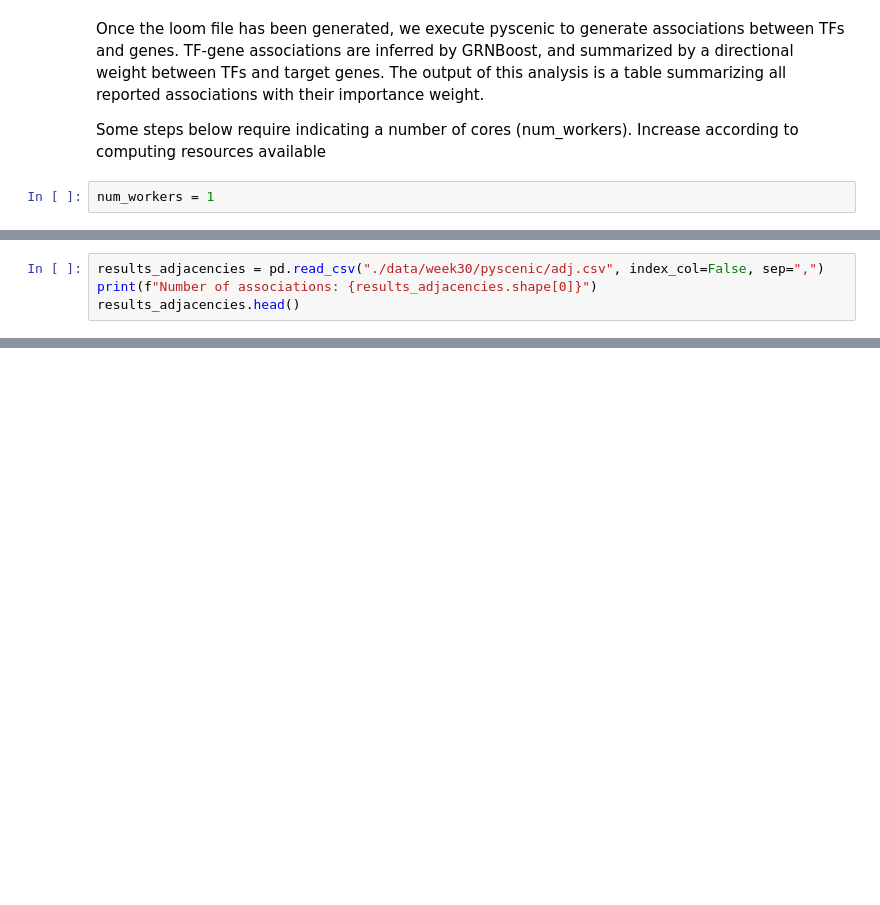
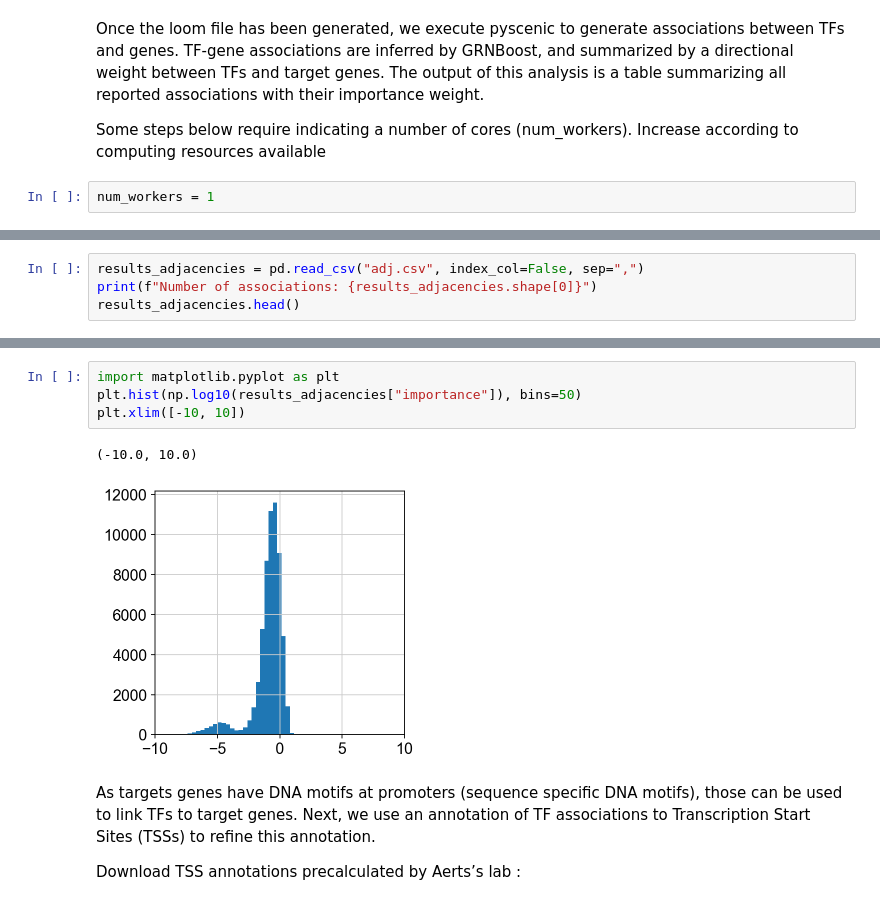
Before and after one commit to btsanketh/proj1_tet_dnmt3a_mut, a Jupyter notebook: dnmt3a_tet2.ipynb, the cells around one changed output, grey strips where cells are left out. Saved outputs shown, nothing was run; the diff lists cells and outputs as text; blank space fills up the shorter version.

```diff
--- a/dnmt3a_tet2.ipynb
+++ b/dnmt3a_tet2.ipynb
@@ -160,5 +175,5 @@ distributed.client.AllExit
 # %%
-results_adjacencies = pd.read_csv("./data/week30/pyscenic/adj.csv", index_col=False, sep=",")
+results_adjacencies = pd.read_csv("adj.csv", index_col=False, sep=",")
 print(f"Number of associations: {results_adjacencies.shape[0]}")
 results_adjacencies.head()
 # %% [output]
@@ -165,0 +189,11 @@ EmptyDataError: No columns to parse from file
+# %%
+import matplotlib.pyplot as plt
+plt.hist(np.log10(results_adjacencies["importance"]), bins=50)
+plt.xlim([-10, 10])
+# %% [output]
+(-10.0, 10.0)
+[figure, added]
+# %% [markdown]
+As targets genes have DNA motifs at promoters (sequence specific DNA motifs), those can be used to link TFs to target genes. Next, we use an annotation of TF associations to Transcription Start Sites (TSSs) to refine this annotation.
+
+Download TSS annotations precalculated by Aerts’s lab :
```
Also changed, not shown: parts of 39 cells of this notebook, 1 other file.
